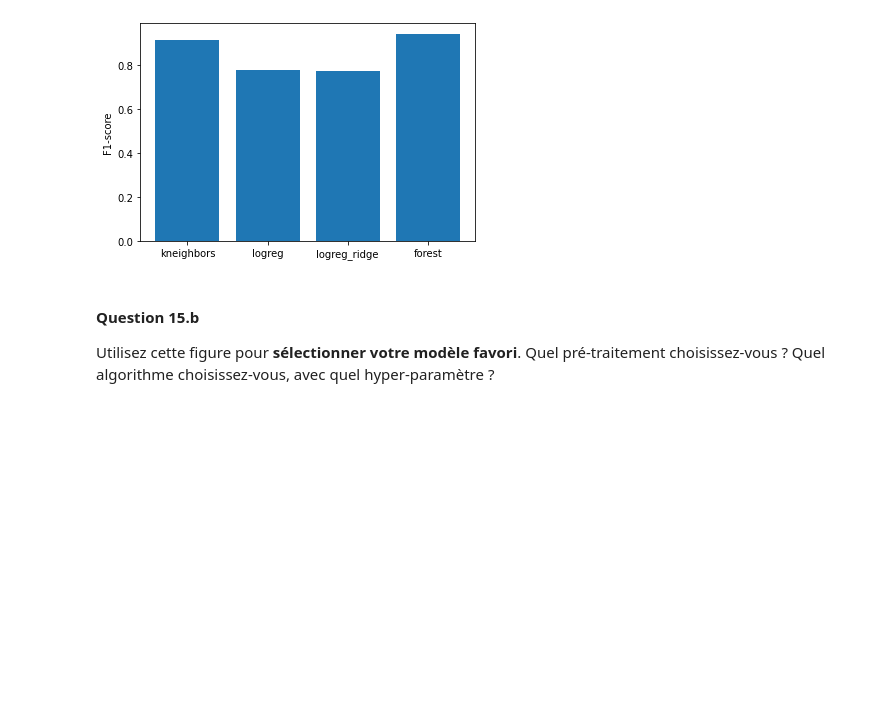
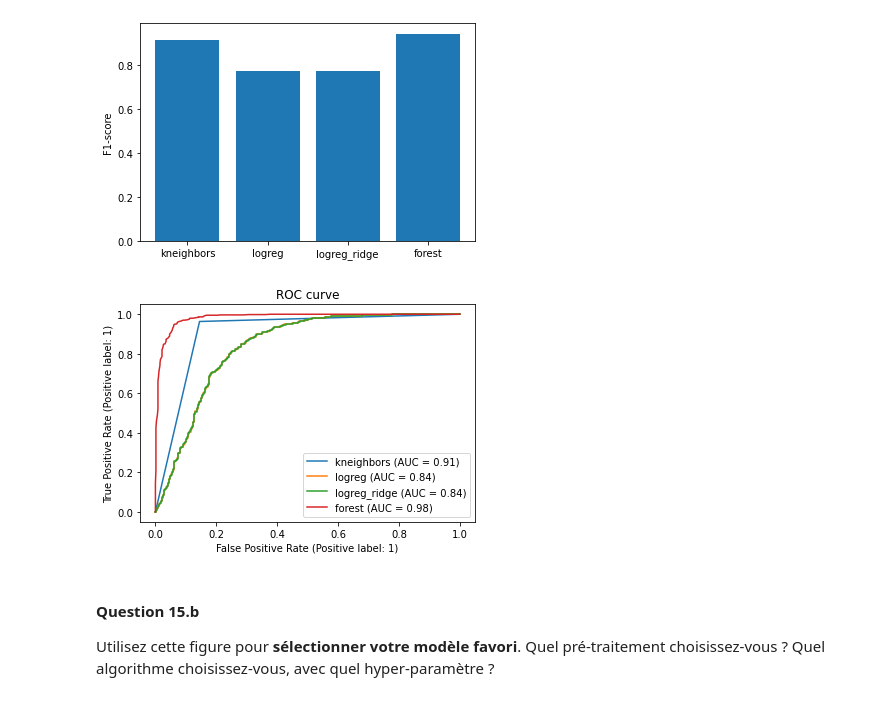
Before and after one commit to MariusAlonso/Projet_SDD, a Jupyter notebook: Projet.ipynb, the cells around one changed output. Drawn from its saved outputs; the diff is of its cells as text; code cells hidden in the pictures; blank space fills up the shorter version.

```diff
--- a/Projet.ipynb
+++ b/Projet.ipynb
@@ -344,7 +345,7 @@ __Conseils :__
 # %%
 # define model and alpha values to evaluate
 forest = RandomForestClassifier()
-n_estimators = np.logspace(0.5,2.5,5).astype(int)
+n_estimators = np.logspace(0.5,2.,4).astype(int)
 
 # define gridsearch
 tuned_parameters = [{'n_estimators': n_estimators}]
@@ -384,6 +385,23 @@ plt.ylabel("F1-score")
 plt.show()
 # %% [output]
 [figure]
+# %%
+fig, ax = plt.subplots()
+
+models = [
+    ("kneighbors", predictor_oneneighbor),
+    ("logreg", logreg),
+    ("logreg_ridge", logreg_ridge),
+    ("forest", forest),
+]
+
+model_displays = {}
+for name, pipeline in models:
+    model_displays[name] = metrics.plot_roc_curve(
+        pipeline, X_test_preprocessed, y_test, ax=ax, name=name, response_method="predict_proba")
+_ = ax.set_title('ROC curve')
+# %% [output]
+[figure, added]
 # %% [markdown]
 #### Question 15.b
 Utilisez cette figure pour __sélectionner votre modèle favori__. Quel pré-traitement choisissez-vous ? Quel algorithme choisissez-vous, avec quel hyper-paramètre ?
```
Also changed, not shown: parts of 3 cells of this notebook, 1 other file.
